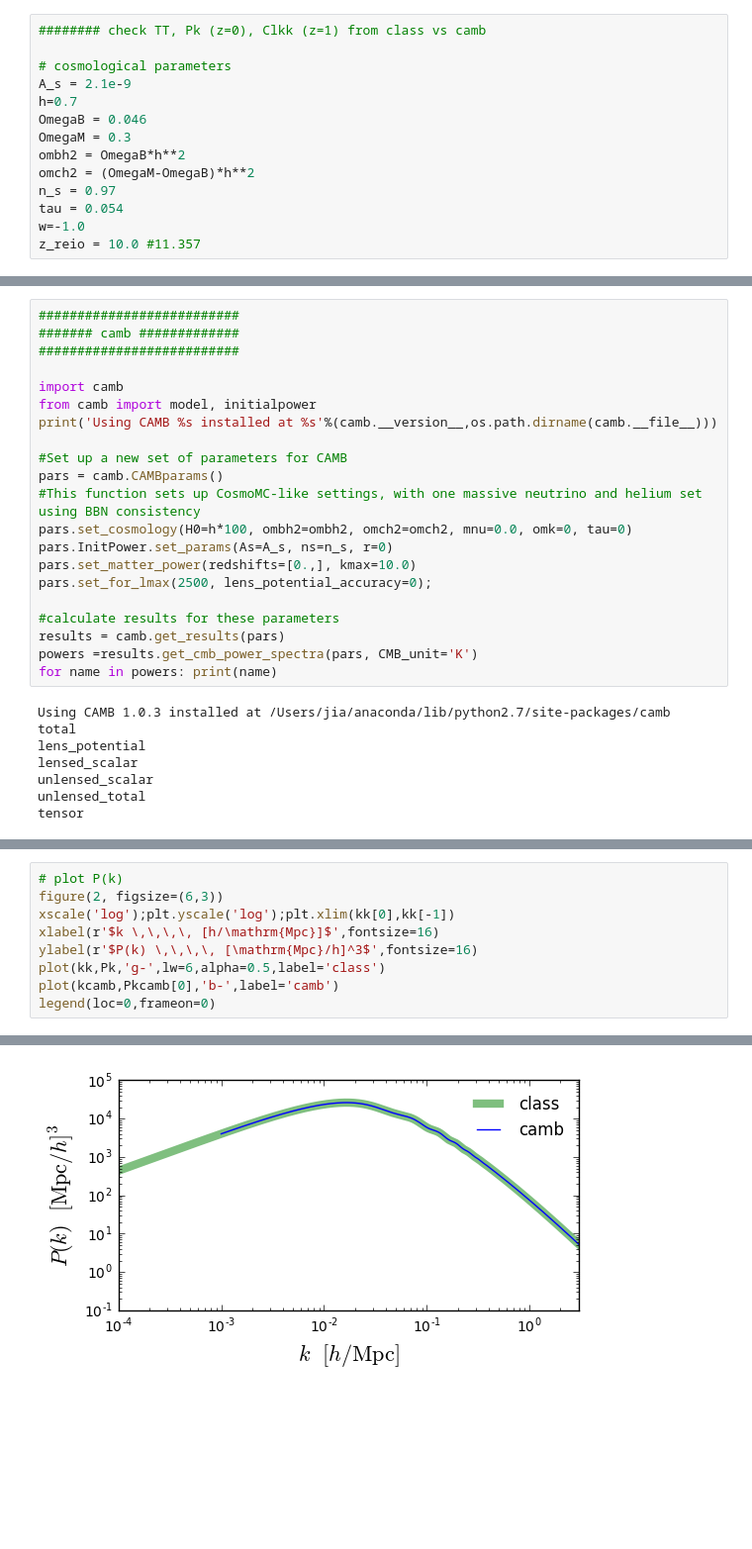
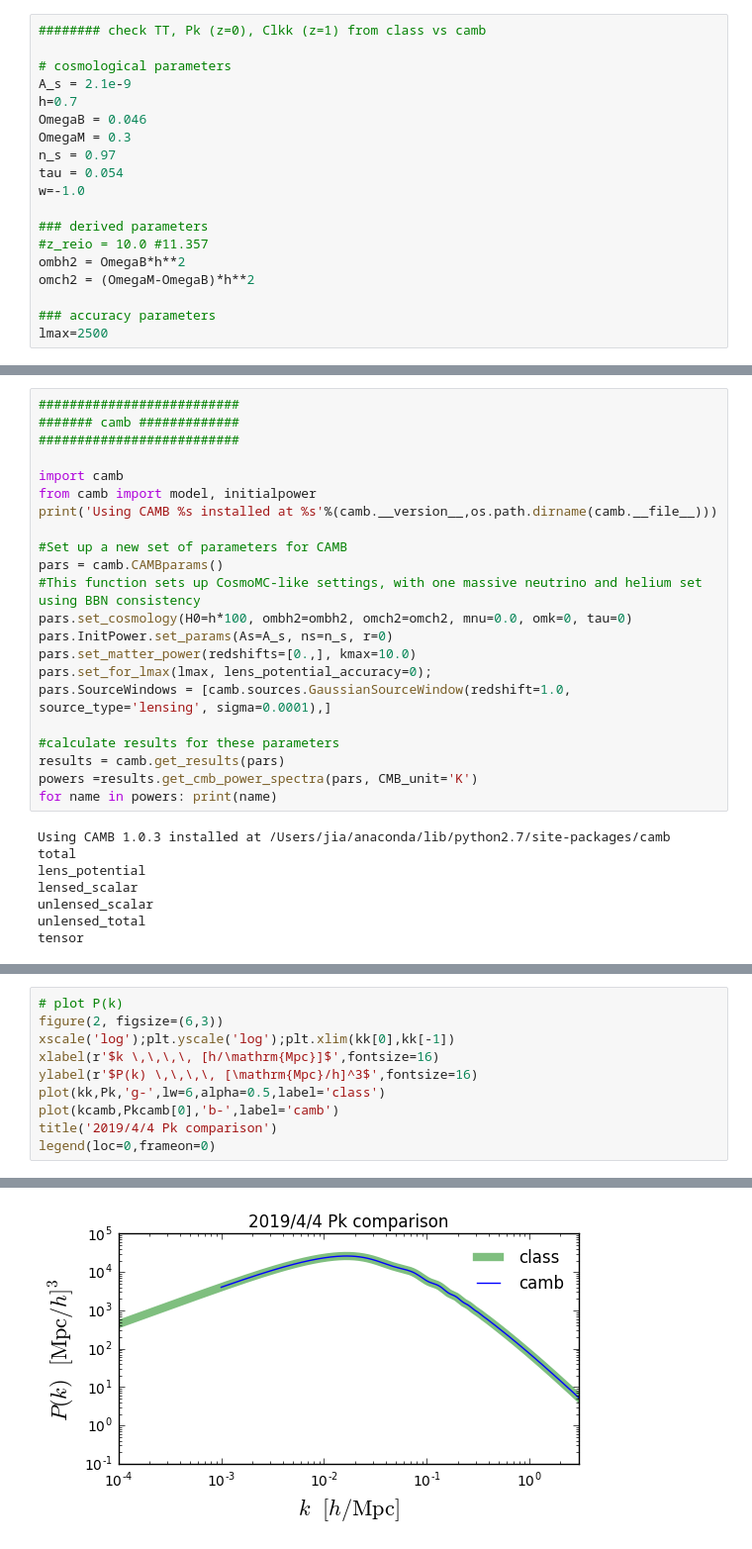
Before and after one commit to liuxx479/emudesgin, a Jupyter notebook: observables.ipynb, the cells around one changed output, grey strips where cells are left out. Shown at 99% size. Drawn from its saved outputs; the diff is of its cells as text; blank space fills up the shorter version.

```diff
--- a/observables.ipynb
+++ b/observables.ipynb
@@ -17,12 +15,17 @@ A_s = 2.1e-9
 h=0.7
 OmegaB = 0.046
 OmegaM = 0.3
-ombh2 = OmegaB*h**2
-omch2 = (OmegaM-OmegaB)*h**2
 n_s = 0.97
 tau = 0.054
 w=-1.0
-z_reio = 10.0 #11.357
+
+### derived parameters
+#z_reio = 10.0 #11.357
+ombh2 = OmegaB*h**2
+omch2 = (OmegaM-OmegaB)*h**2
+
+### accuracy parameters
+lmax=2500
 # %%
 ##########################
 ####### class ############
@@ -104,7 +106,8 @@ pars = camb.CAMBparams()
 pars.set_cosmology(H0=h*100, ombh2=ombh2, omch2=omch2, mnu=0.0, omk=0, tau=0)
 pars.InitPower.set_params(As=A_s, ns=n_s, r=0)
 pars.set_matter_power(redshifts=[0.,], kmax=10.0)
-pars.set_for_lmax(2500, lens_potential_accuracy=0);
+pars.set_for_lmax(lmax, lens_potential_accuracy=0);
+pars.SourceWindows = [camb.sources.GaussianSourceWindow(redshift=1.0, source_type='lensing', sigma=0.0001),]
 
 #calculate results for these parameters
 results = camb.get_results(pars)
@@ -143,12 +158,13 @@ legend(loc=0,frameon=0)
 # %%
 # plot P(k)
 figure(2, figsize=(6,3))
 xscale('log');plt.yscale('log');plt.xlim(kk[0],kk[-1])
 xlabel(r'$k \,\,\,\, [h/\mathrm{Mpc}]$',fontsize=16)
 ylabel(r'$P(k) \,\,\,\, [\mathrm{Mpc}/h]^3$',fontsize=16)
 plot(kk,Pk,'g-',lw=6,alpha=0.5,label='class')
 plot(kcamb,Pkcamb[0],'b-',label='camb')
+title('2019/4/4 Pk comparison')
 legend(loc=0,frameon=0)
 # %% [output]
 <matplotlib.legend.Legend at 0x...>
-[figure, old version]
+[figure, new version]
```
Also changed, not shown: parts of 8 cells of this notebook.
